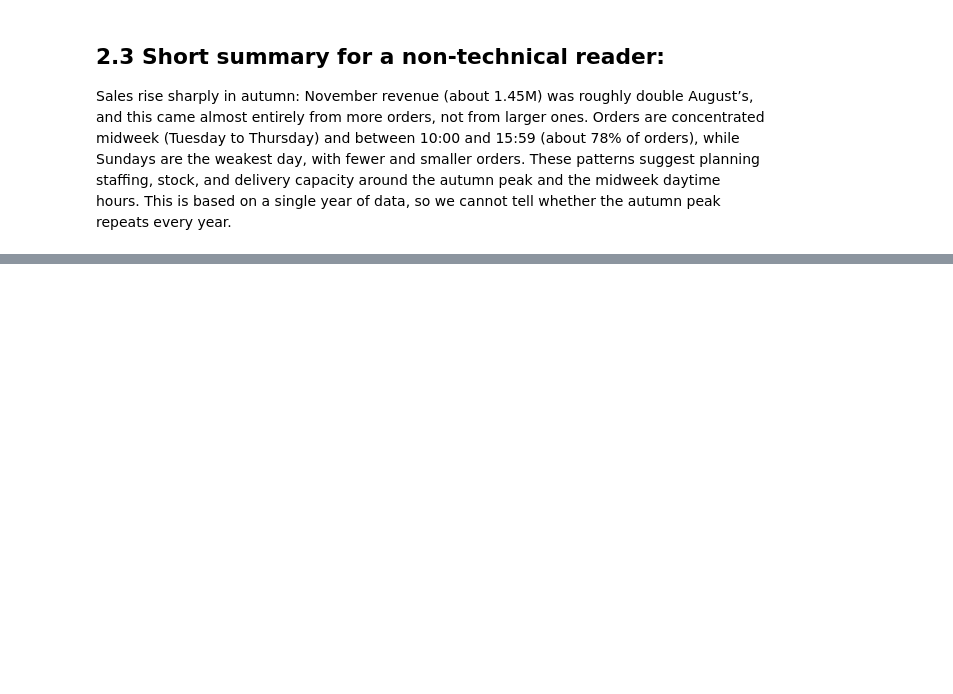
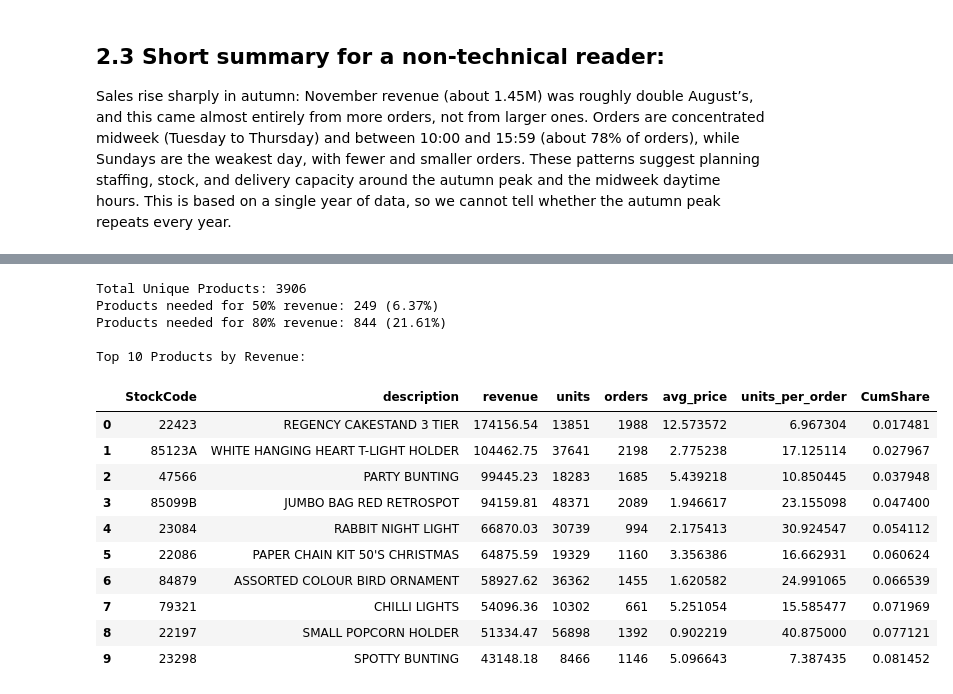
Before and after one commit to MahdiYaqobi/online-retail-data-cleaning, a Jupyter notebook: notebooks/eda_notebook.ipynb, the cells around one changed output, grey strips where cells are left out. Saved outputs shown, nothing was run; the diff lists cells and outputs as text; code cells hidden in the pictures; blank space fills up the shorter version.

```diff
--- a/notebooks/eda_notebook.ipynb
+++ b/notebooks/eda_notebook.ipynb
@@ -343,0 +354,58 @@ Orders are recorded from the 06:00 hour to the 20:00 hour, with a peak at 12:00
+# %%
+# Create a product summary table based on StockCode
+product_summary = sales_filtered.groupby('StockCode').agg(
+    description = ('Description','first'),
+    revenue = ('TotalPrice', 'sum'),
+    units = ('Quantity', 'sum'),
+    orders = ('InvoiceNo', 'nunique')
+).reset_index()
+
+# create average price and units pre order
+product_summary['avg_price'] = (
+    product_summary['revenue']
+    / product_summary['units'].where(product_summary['units'] != 0)
+      )
+
+product_summary['units_per_order'] = (
+    product_summary['units']
+    / product_summary['orders'].where(product_summary['orders'] != 0)
+    )
+
+# Sort by descending revenue (form highest to lowest )
+product_summary = product_summary.sort_values(by= 'revenue', ascending=False).reset_index(drop=True)
+
+# calculate cumulative share of revenue
+product_summary['CumShare'] = product_summary['revenue'].cumsum() / product_summary['revenue'].sum()
+
+# 4. Calculating the number of products required to reach 50% and 80% of revenue
+n_50 = (product_summary['CumShare'] < 0.5).sum() + 1
+n_80 = (product_summary['CumShare'] < 0.8).sum() + 1
+
+pct_50 = (n_50 / len(product_summary)) * 100
+pct_80 = (n_80 / len(product_summary)) * 100
+
+
+print(f"Total Unique Products: {len(product_summary)}")
+print(f"Products needed for 50% revenue: {n_50} ({pct_50:.2f}%)")
+print(f"Products needed for 80% revenue: {n_80} ({pct_80:.2f}%)")
+
+# display 10 top products by revenue
+print("\nTop 10 Products by Revenue:")
+display(product_summary.head(10))
+# %% [output]
+Total Unique Products: 3906
+Products needed for 50% revenue: 249 (6.37%)
+Products needed for 80% revenue: 844 (21.61%)
+
+Top 10 Products by Revenue:
+|  | StockCode | description | revenue | units | orders | avg_price | units_per_order | CumShare |
+| 0 | 22423 | REGENCY CAKESTAND 3 TIER | 174156.54 | 13851 | 1988 | 12.573572 | 6.967304 | 0.017481 |
+| 1 | 85123A | WHITE HANGING HEART T-LIGHT HOLDER | 104462.75 | 37641 | 2198 | 2.775238 | 17.125114 | 0.027967 |
+| 2 | 47566 | PARTY BUNTING | 99445.23 | 18283 | 1685 | 5.439218 | 10.850445 | 0.037948 |
+| 3 | 85099B | JUMBO BAG RED RETROSPOT | 94159.81 | 48371 | 2089 | 1.946617 | 23.155098 | 0.047400 |
+| 4 | 23084 | RABBIT NIGHT LIGHT | 66870.03 | 30739 | 994 | 2.175413 | 30.924547 | 0.054112 |
+| 5 | 22086 | PAPER CHAIN KIT 50'S CHRISTMAS | 64875.59 | 19329 | 1160 | 3.356386 | 16.662931 | 0.060624 |
+| 6 | 84879 | ASSORTED COLOUR BIRD ORNAMENT | 58927.62 | 36362 | 1455 | 1.620582 | 24.991065 | 0.066539 |
+| 7 | 79321 | CHILLI LIGHTS | 54096.36 | 10302 | 661 | 5.251054 | 15.585477 | 0.071969 |
+| 8 | 22197 | SMALL POPCORN HOLDER | 51334.47 | 56898 | 1392 | 0.902219 | 40.875000 | 0.077121 |
+| 9 | 23298 | SPOTTY BUNTING | 43148.18 | 8466 | 1146 | 5.096643 | 7.387435 | 0.081452 |
```
Also changed, not shown: parts of 7 cells of this notebook.
